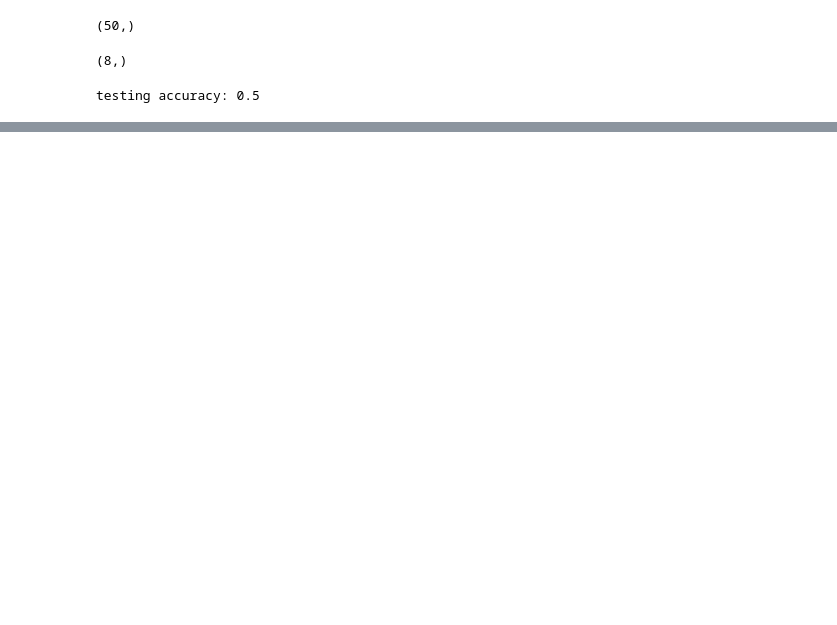
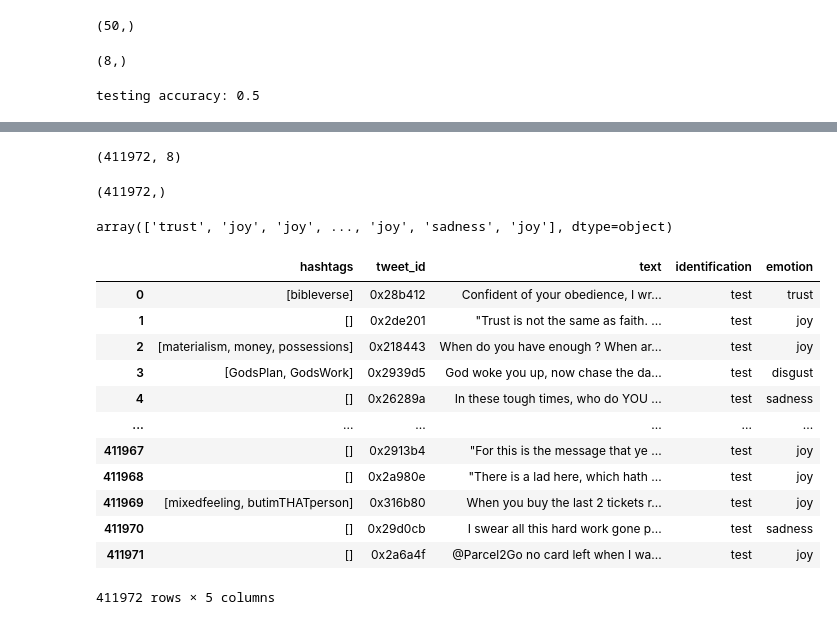
Before and after one commit to eric12345566/DM2022-Lab2-Homework, a Jupyter notebook: LSTM_model.ipynb, the cells around one changed output, grey strips where cells are left out. Cells and saved outputs as stored; diff of their text form; code cells hidden in the pictures; blank space fills up the shorter version.

```diff
--- a/LSTM_model.ipynb
+++ b/LSTM_model.ipynb
@@ -510,0 +618,15 @@ testing accuracy: 0.5
+# %%
+import numpy as np
+from tensorflow.python.keras.preprocessing.text import Tokenizer
+from tensorflow.python.keras.preprocessing.sequence import pad_sequences
+
+# 初始化 tokenizer
+# 將文字轉換成 2D integer tensor
+tokenizer_obj = Tokenizer()
+tokenizer_obj.fit_on_texts(review_lines_test)
+sequences = tokenizer_obj.texts_to_sequences(review_lines_test)
+
+# 因為model的input必須一樣長，所以要使用padding，句子短於512的都會補0，長於512的會被truncate
+word_index = tokenizer_obj.word_index
+print('Found %s unique tokens.' % len(word_index))
+review_pad_test = pad_sequences(sequences, maxlen=50)
@@ -510,0 +688,2 @@ testing accuracy: 0.5
+# %%
+predict = model_loads.predict(review_pad_test, verbose=1)
@@ -510,0 +700,32 @@ testing accuracy: 0.5
+# %%
+predict.shape
+# %% [output]
+(411972, 8)
+# %%
+pred_result = label_decode(label_encoder, predict)
+# %%
+pred_result.shape
+# %% [output]
+(411972,)
+# %%
+pred_result
+# %% [output]
+array(['trust', 'joy', 'joy', ..., 'joy', 'sadness', 'joy'], dtype=object)
+# %%
+tweets_test_df['emotion'] = pred_result
+# %%
+tweets_test_df
+# %% [output]
+|  | hashtags | tweet_id | text | identification | emotion |
+| 0 | [bibleverse] | 0x28b412 | Confident of your obedience, I wr... | test | trust |
+| 1 | [] | 0x2de201 | "Trust is not the same as faith. ... | test | joy |
+| 2 | [materialism, money, possessions] | 0x218443 | When do you have enough ? When ar... | test | joy |
+| 3 | [GodsPlan, GodsWork] | 0x2939d5 | God woke you up, now chase the da... | test | disgust |
+| 4 | [] | 0x26289a | In these tough times, who do YOU ... | test | sadness |
+| ... | ... | ... | ... | ... | ... |
+| 411967 | [] | 0x2913b4 | "For this is the message that ye ... | test | joy |
+| 411968 | [] | 0x2a980e | "There is a lad here, which hath ... | test | joy |
+| 411969 | [mixedfeeling, butimTHATperson] | 0x316b80 | When you buy the last 2 tickets r... | test | joy |
+| 411970 | [] | 0x29d0cb | I swear all this hard work gone p... | test | sadness |
+| 411971 | [] | 0x2a6a4f | @Parcel2Go no card left when I wa... | test | joy |
+411972 rows × 5 columns
```
Also changed, not shown: parts of 28 cells of this notebook, 1 other file.
